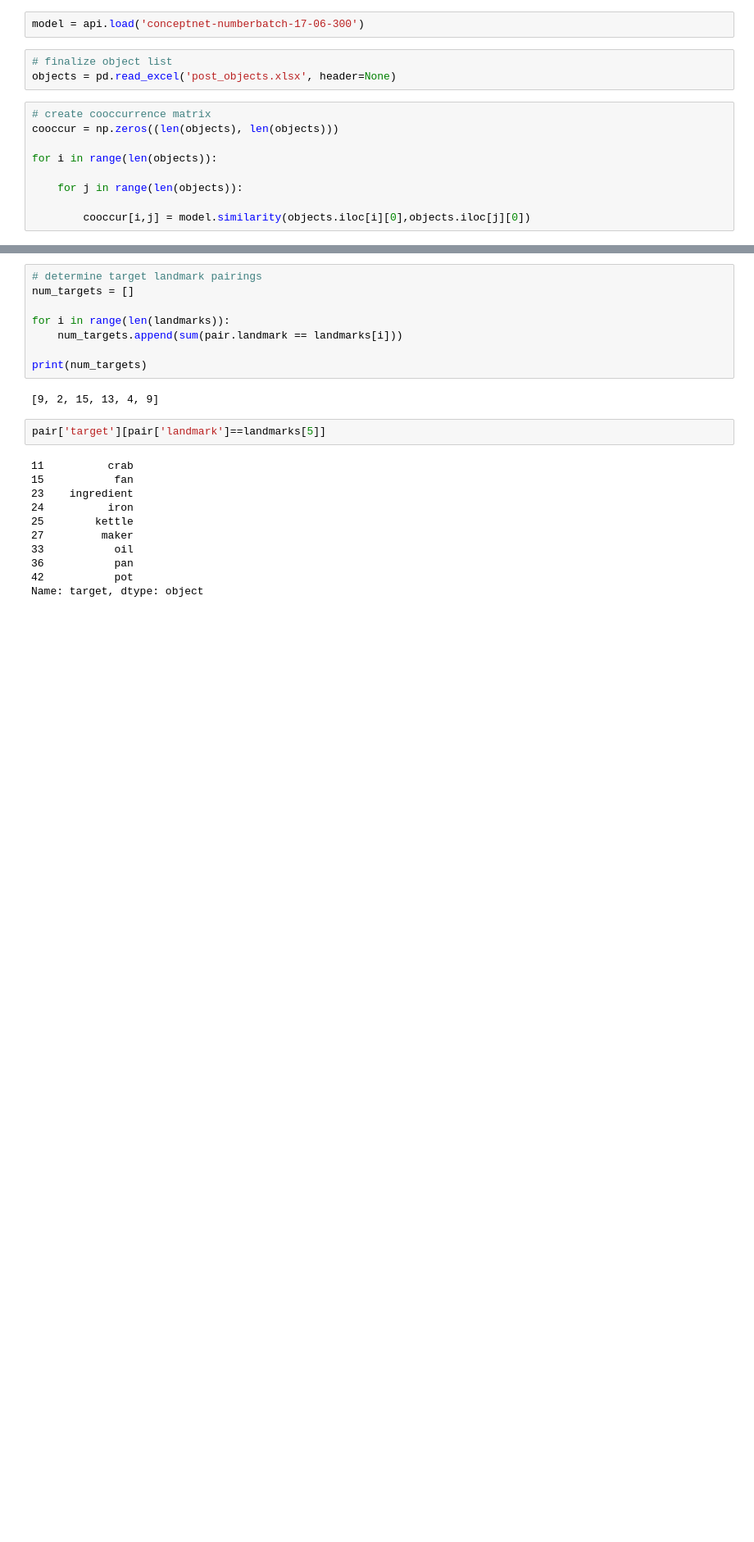
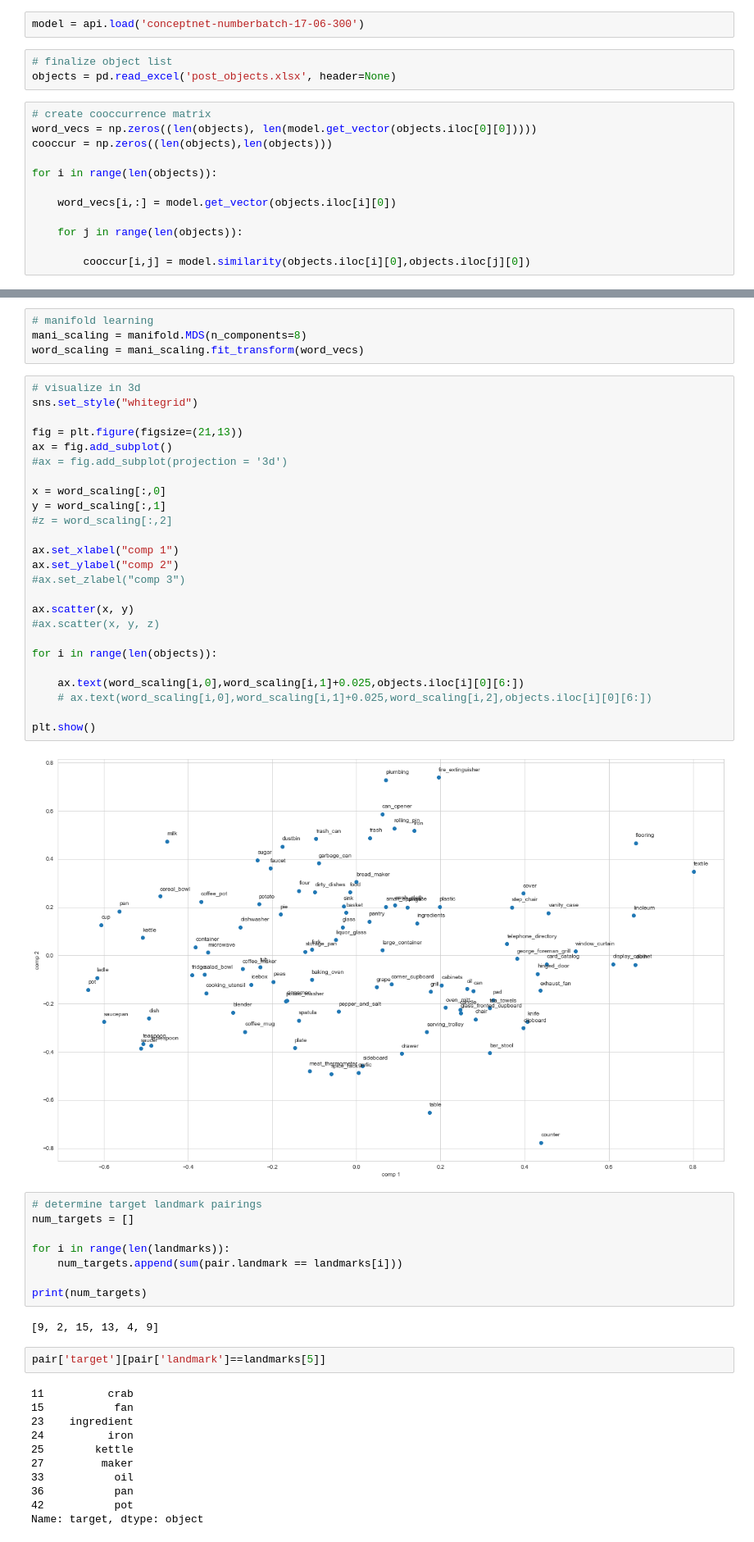
Before and after one commit to kjemery/vrrl, a Jupyter notebook: cooccurrence/cooccur_word2vec.ipynb, the cells around one changed output, grey strips where cells are left out. Shown: that part at 82% size. Saved outputs shown, nothing was run; the diff lists cells and outputs as text; blank space fills up the shorter version.

Commit message:
update word2vec cooccur calculation

```diff
--- a/cooccurrence/cooccur_word2vec.ipynb
+++ b/cooccurrence/cooccur_word2vec.ipynb
@@ -21,9 +24,12 @@ model = api.load('conceptnet-numberbatch-17-06-300')
 objects = pd.read_excel('post_objects.xlsx', header=None)
 # %%
 # create cooccurrence matrix
-cooccur = np.zeros((len(objects), len(objects)))
+word_vecs = np.zeros((len(objects), len(model.get_vector(objects.iloc[0][0]))))
+cooccur = np.zeros((len(objects),len(objects)))
 
 for i in range(len(objects)):
+
+    word_vecs[i,:] = model.get_vector(objects.iloc[i][0])
 
     for j in range(len(objects)):
 
@@ -36,3 +40,34 @@ for i in range(len(objects)):
+# %%
+# manifold learning
+mani_scaling = manifold.MDS(n_components=8)
+word_scaling = mani_scaling.fit_transform(word_vecs)
+# %%
+# visualize in 3d
+sns.set_style("whitegrid")
+
+fig = plt.figure(figsize=(21,13))
+ax = fig.add_subplot()
+#ax = fig.add_subplot(projection = '3d')
+
+x = word_scaling[:,0]
+y = word_scaling[:,1]
+#z = word_scaling[:,2]
+
+ax.set_xlabel("comp 1")
+ax.set_ylabel("comp 2")
+#ax.set_zlabel("comp 3")
+
+ax.scatter(x, y)
+#ax.scatter(x, y, z)
+
+for i in range(len(objects)):
+
+    ax.text(word_scaling[i,0],word_scaling[i,1]+0.025,objects.iloc[i][0][6:])
+    # ax.text(word_scaling[i,0],word_scaling[i,1]+0.025,word_scaling[i,2],objects.iloc[i][0][6:])
+
+plt.show()
+# %% [output]
+[figure, added]
 # %%
 # determine target landmark pairings
 num_targets = []
```
Also changed, not shown: parts of 3 cells of this notebook.
